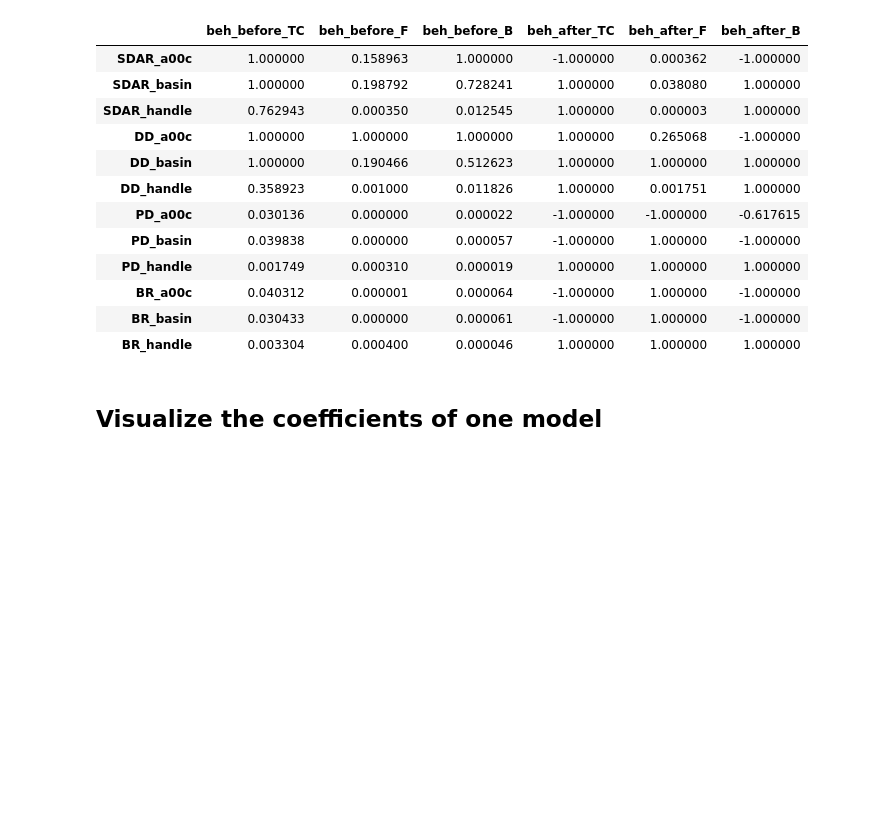
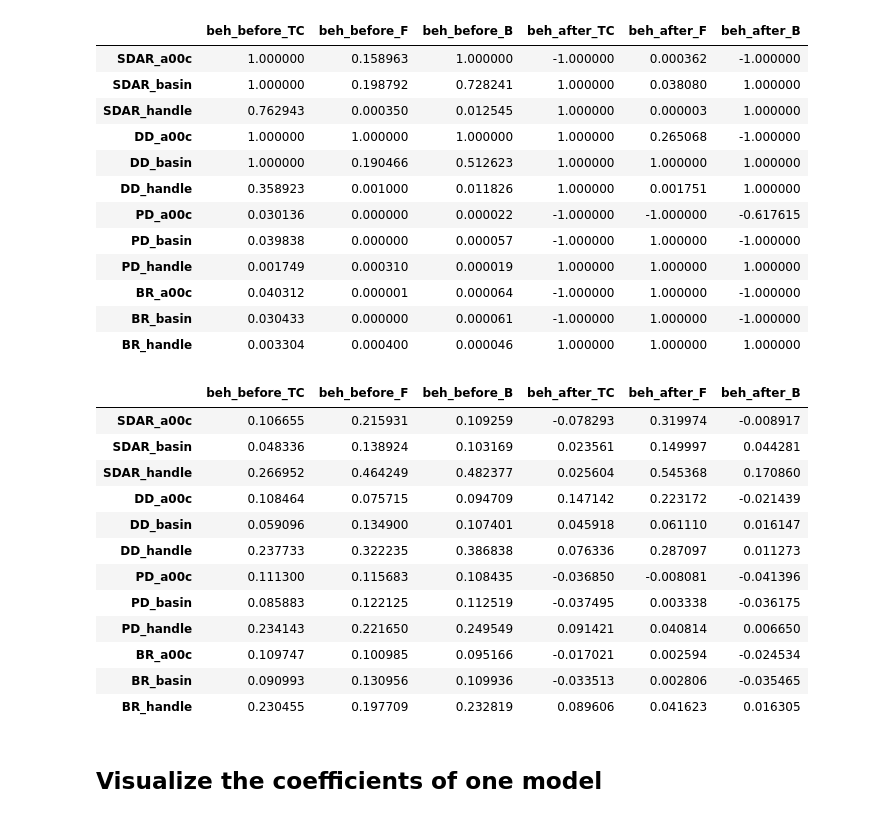
Before and after one commit to neuro-will/keller_zlatic_vnc, a Jupyter notebook: single_cell_analysis/generate_table_all_cell_ids.ipynb, the cells around one changed output. Drawn from its saved outputs; the diff is of its cells as text; code cells hidden in the pictures; blank space fills up the shorter version.

```diff
--- a/single_cell_analysis/generate_table_all_cell_ids.ipynb
+++ b/single_cell_analysis/generate_table_all_cell_ids.ipynb
@@ -212,6 +239,33 @@ def create_p_vl_tbl(stats, p_vl_str):
+# %%
+def create_beta_tbl(stats):
+
+    rows = list(stats.keys())
+    n_rows = len(rows)
+
+    all_behs = list(set(list(itertools.chain(*[stats[k]['behs'] for k in rows]))))
+    all_behs.sort()
+    all_behs = [all_behs[i] for i in range(len(all_behs)-1, -1, -1)]
+    n_behs = len(all_behs)
+
+
+    tbl = pd.DataFrame(np.zeros([n_rows, n_behs]), index=rows, columns=all_behs)
+
+    for row in rows:
+        for beh in all_behs:
+            if beh in stats[row]['behs']:
+                beh_i = np.argwhere(np.asarray(stats[row]['behs']) == beh)[0][0]
+                tbl[beh][row] = stats[row]['beta'][beh_i]
+            else:
+                tbl[beh][row] = np.nan
+
+    return tbl
 # %%
 p_vl_tbl = create_p_vl_tbl(tbl_stats, 'p_vls')
 adj_p_vl_tbl = create_p_vl_tbl(tbl_stats, 'adjusted_p_vls')
+
+beta_tbl = create_beta_tbl(tbl_stats)
+
+c_int_tbl = create_conf_int_tbl(tbl_stats)
 # %% [markdown]
 ## Visualize tables
 # %%
@@ -254,3 +294,19 @@ styled_adj_p_vl_tbl
 | BR_a00c | 0.040312 | 0.000001 | 0.000064 | -1.000000 | 1.000000 | -1.000000 |
 | BR_basin | 0.030433 | 0.000000 | 0.000061 | -1.000000 | 1.000000 | -1.000000 |
 | BR_handle | 0.003304 | 0.000400 | 0.000046 | 1.000000 | 1.000000 | 1.000000 |
+# %%
+beta_tbl
+# %% [output]
+|  | beh_before_TC | beh_before_F | beh_before_B | beh_after_TC | beh_after_F | beh_after_B |
+| SDAR_a00c | 0.106655 | 0.215931 | 0.109259 | -0.078293 | 0.319974 | -0.008917 |
+| SDAR_basin | 0.048336 | 0.138924 | 0.103169 | 0.023561 | 0.149997 | 0.044281 |
+| SDAR_handle | 0.266952 | 0.464249 | 0.482377 | 0.025604 | 0.545368 | 0.170860 |
+| DD_a00c | 0.108464 | 0.075715 | 0.094709 | 0.147142 | 0.223172 | -0.021439 |
+| DD_basin | 0.059096 | 0.134900 | 0.107401 | 0.045918 | 0.061110 | 0.016147 |
+| DD_handle | 0.237733 | 0.322235 | 0.386838 | 0.076336 | 0.287097 | 0.011273 |
+| PD_a00c | 0.111300 | 0.115683 | 0.108435 | -0.036850 | -0.008081 | -0.041396 |
+| PD_basin | 0.085883 | 0.122125 | 0.112519 | -0.037495 | 0.003338 | -0.036175 |
+| PD_handle | 0.234143 | 0.221650 | 0.249549 | 0.091421 | 0.040814 | 0.006650 |
+| BR_a00c | 0.109747 | 0.100985 | 0.095166 | -0.017021 | 0.002594 | -0.024534 |
+| BR_basin | 0.090993 | 0.130956 | 0.109936 | -0.033513 | 0.002806 | -0.035465 |
+| BR_handle | 0.230455 | 0.197709 | 0.232819 | 0.089606 | 0.041623 | 0.016305 |
```
Also changed, not shown: parts of 13 cells of this notebook, 3 other files.
